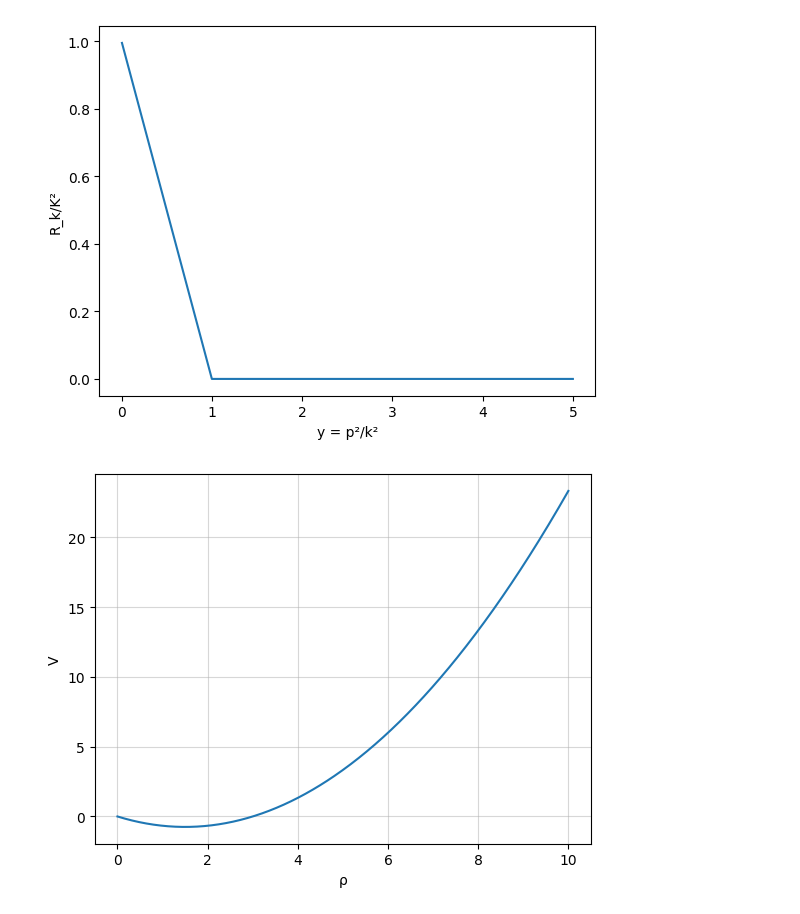
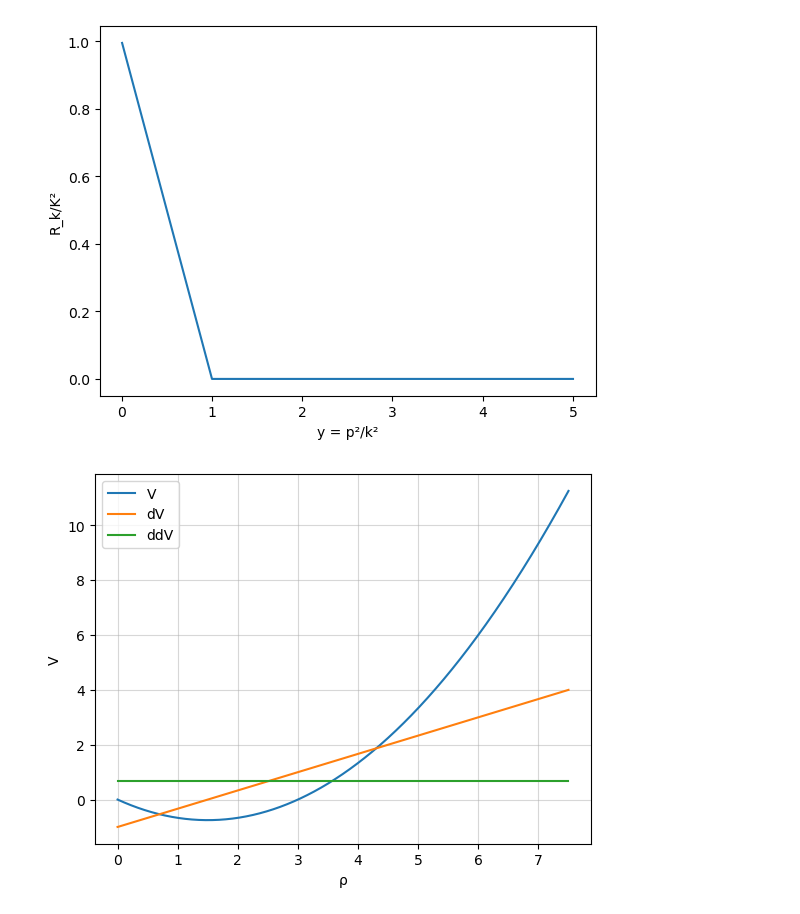
Before and after one commit to kilianroeth/FRG, a Jupyter notebook: plot/plot.ipynb, the cells around one changed output. Cells and saved outputs as stored; diff of their text form; code cells hidden in the pictures.

```diff
--- a/plot/plot.ipynb
+++ b/plot/plot.ipynb
@@ -25,13 +25,25 @@ Text(0, 0.5, 'R_k/K²')
 [figure]
 # %%
 data = np.loadtxt("../results/V_classical.txt", skiprows=1, delimiter=",")
+data_1 = np.loadtxt("../results/V_classical_prime.txt", skiprows=1, delimiter=",")
+data_2 = np.loadtxt("../results/V_classical_doubleprime.txt", skiprows=1, delimiter=",")
 
 ρ = data[:,0]
 V = data[:,1]
 
-plt.plot(ρ,V)
+ρ2 = data_1[:,0]
+dV = data_1[:,1]
+
+ρ3 = data_2[:,0]
+ddV = data_2[:,1]
+
+plt.plot(ρ,V,label="V")
 plt.xlabel("ρ")
 plt.ylabel("V")
+plt.plot(ρ2,dV, label="dV")
+plt.plot(ρ3,ddV, label="ddV")
+plt.legend()
 plt.grid(alpha=0.5)
+plt.show()
 # %% [output]
-[figure, old version]
+[figure, new version]
```
Also changed, not shown: parts of 5 cells of this notebook, 10 other files.
